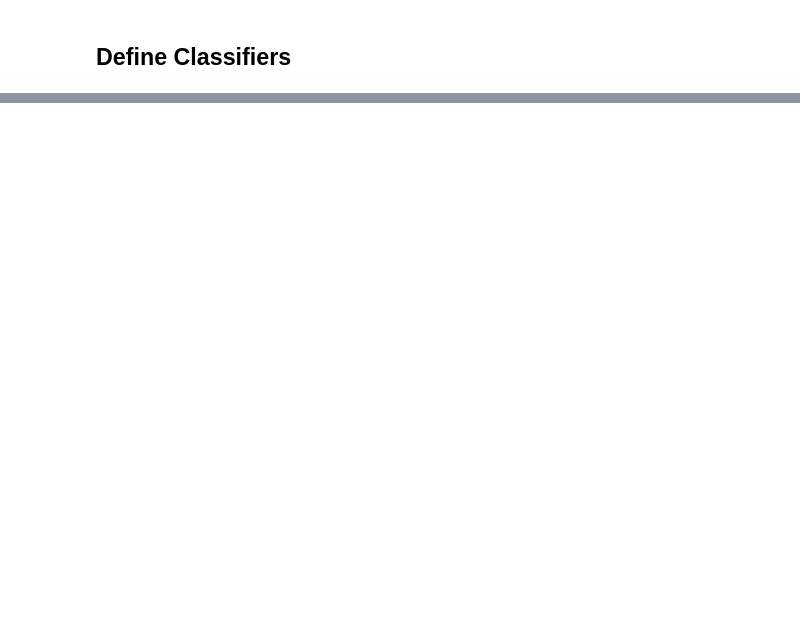
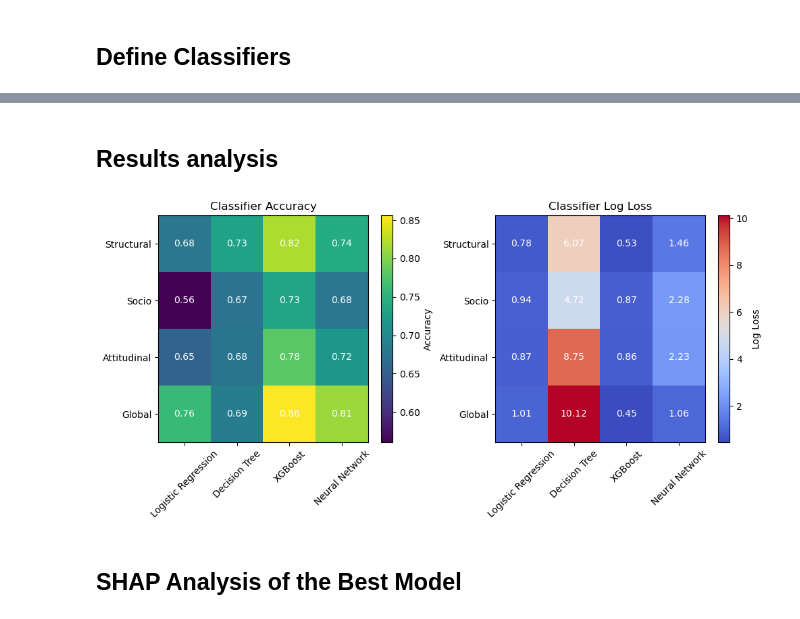
Before and after one commit to BearToCode/ai-mode-selection, a Jupyter notebook: notebook.ipynb, the cells around one changed output, grey strips where cells are left out. Saved outputs shown, nothing was run; the diff lists cells and outputs as text; code cells hidden in the pictures; blank space fills up the shorter version.

```diff
--- a/notebook.ipynb
+++ b/notebook.ipynb
@@ -241,17 +328,21 @@ classifiers = {
 # %%
-from sklearn.metrics import accuracy_score, log_loss
+results = {}
 
 for group_name, features in features_groups.items():
     print(f"Evaluating classifiers on {group_name} features...")
     for clf_name, clf in classifiers.items():
         pipeline = get_pipeline(features, clf)
         pipeline.fit(X_train, y_train)
-        y_pred = pipeline.predict(X_val)
-        y_pred_proba = pipeline.predict_proba(X_val)
 
-        acc = accuracy_score(y_val, y_pred)
-        ll = log_loss(y_val, y_pred_proba)
+        y_pred = pipeline.predict(X_test)
+        y_pred_proba = pipeline.predict_proba(X_test)
+
+        acc = accuracy_score(y_test, y_pred)
+        ll = log_loss(y_test, y_pred_proba)
 
         print(f"- {clf_name:25s}: Accuracy = {acc:.4f}, Log Loss = {ll:.4f}")
+
+        results[group_name] = results.get(group_name, {})
+        results[group_name][clf_name] = {"accuracy": acc, "log_loss": ll}
 # %% [output]
 Evaluating classifiers on Structural features...
@@ -530,0 +368,66 @@ shap.plots.bar(shap_values_nn[:, :, 0])
+# %% [markdown]
+## Results analysis
+# %%
+import matplotlib.pyplot as plt
+
+# Create an heatmap of the accuracy scores for each classifier and feature group
+accuracy_matrix = np.array(
+    [
+        [results[group][clf]["accuracy"] for clf in classifiers]
+        for group in features_groups
+    ]
+)
+log_loss_matrix = np.array(
+    [
+        [results[group][clf]["log_loss"] for clf in classifiers]
+        for group in features_groups
+    ]
+)
+
+plt.figure(figsize=(10, 5))
+plt.subplot(1, 2, 1)
+plt.imshow(accuracy_matrix, cmap="viridis", aspect="auto")
+plt.colorbar(label="Accuracy")
+plt.xticks(ticks=range(len(classifiers)), labels=list(classifiers.keys()), rotation=45)
+plt.yticks(ticks=range(len(features_groups)), labels=list(features_groups.keys()))
+plt.title("Classifier Accuracy")
+
+# add text annotations for each cell
+for i in range(accuracy_matrix.shape[0]):
+    for j in range(accuracy_matrix.shape[1]):
+        plt.text(
+            j,
+            i,
+            f"{accuracy_matrix[i, j]:.2f}",
+            ha="center",
+            va="center",
+            color="white",
+        )
+
+plt.tight_layout()
+
+plt.subplot(1, 2, 2)
+plt.imshow(log_loss_matrix, cmap="coolwarm", aspect="auto")
+plt.colorbar(label="Log Loss")
+plt.xticks(ticks=range(len(classifiers)), labels=list(classifiers.keys()), rotation=45)
+plt.yticks(ticks=range(len(features_groups)), labels=list(features_groups.keys()))
+plt.title("Classifier Log Loss")
+
+# add text annotations for each cell
+for i in range(log_loss_matrix.shape[0]):
+    for j in range(log_loss_matrix.shape[1]):
+        plt.text(
+            j,
+            i,
+            f"{log_loss_matrix[i, j]:.2f}",
+            ha="center",
+            va="center",
+            color="white",
+        )
+
+plt.tight_layout()
+plt.savefig("figures/classifiers_comparison.png")
+# %% [output]
+[figure, added]
+# %% [markdown]
+## SHAP Analysis of the Best Model
```
Also changed, not shown: parts of 35 cells of this notebook, 7 other files.
